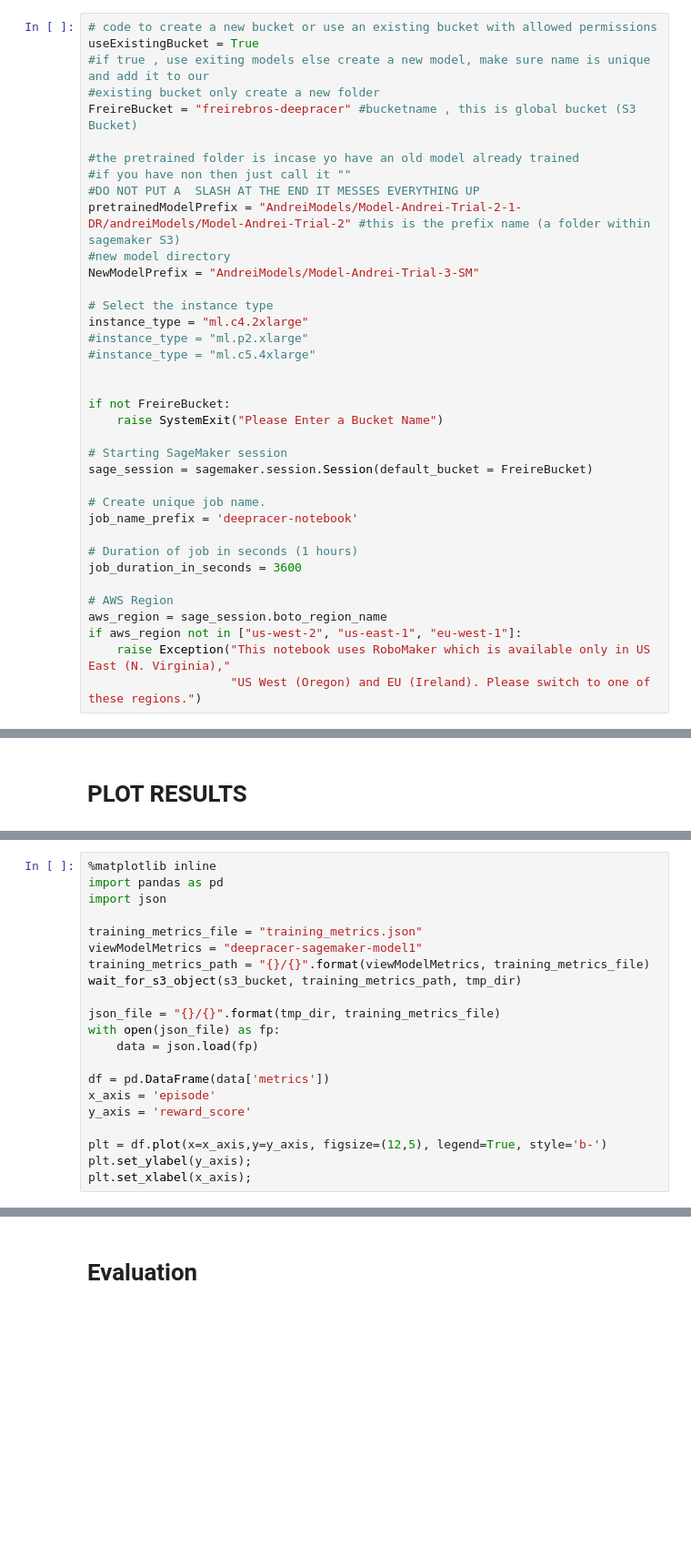
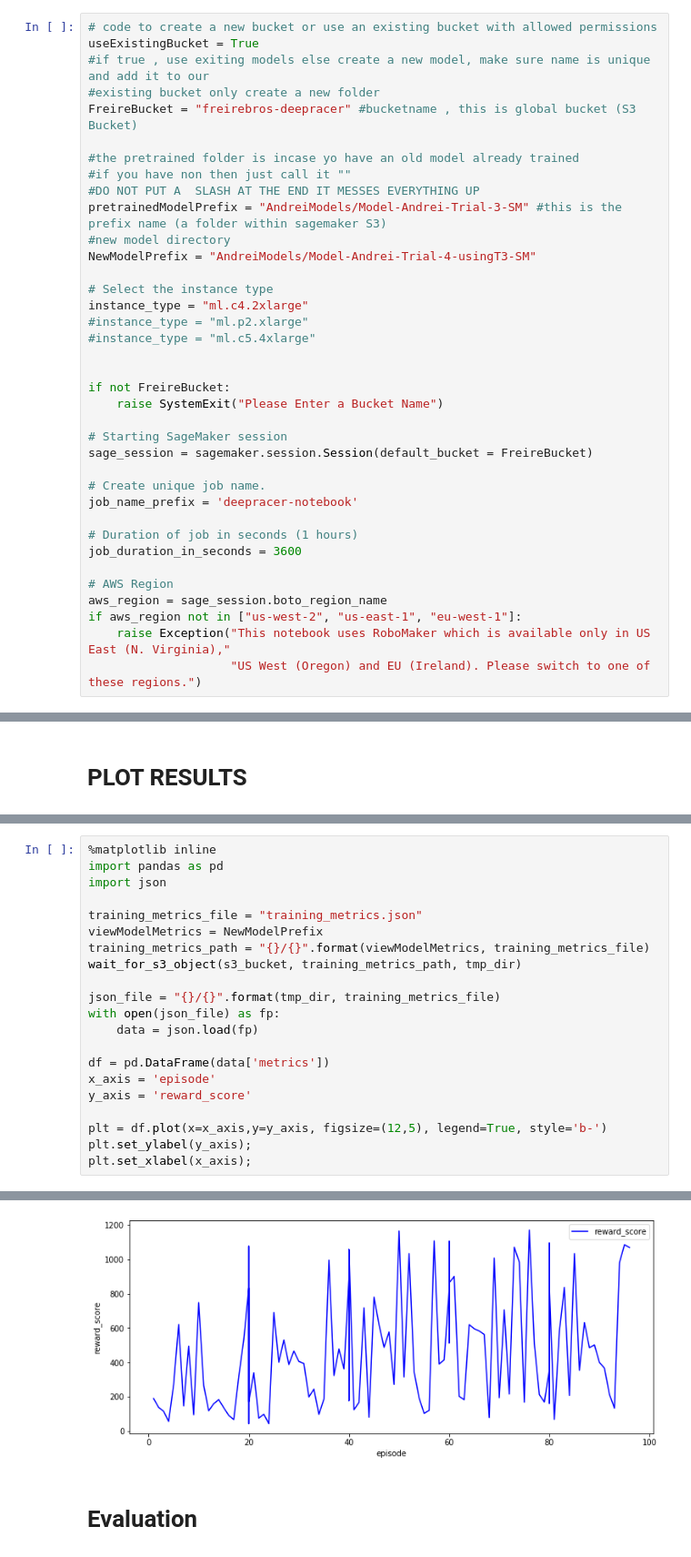
Before and after one commit to wfrei020/Freire-DeepRacer-Custom, a Jupyter notebook: freire_Deepracer_rl.ipynb, the cells around one changed output, grey strips where cells are left out. Shown at 91% size. Saved outputs shown, nothing was run; the diff lists cells and outputs as text; blank space fills up the shorter version.

```diff
--- a/freire_Deepracer_rl.ipynb
+++ b/freire_Deepracer_rl.ipynb
@@ -30,9 +30,9 @@ FreireBucket = "freirebros-deepracer" #bucketname , this is global bucket (S3 Bu
 #the pretrained folder is incase yo have an old model already trained
 #if you have non then just call it ""
 #DO NOT PUT A  SLASH AT THE END IT MESSES EVERYTHING UP
-pretrainedModelPrefix = "AndreiModels/Model-Andrei-Trial-2-1-DR/andreiModels/Model-Andrei-Trial-2" #this is the prefix name (a folder within sagemaker S3)
+pretrainedModelPrefix = "AndreiModels/Model-Andrei-Trial-3-SM" #this is the prefix name (a folder within sagemaker S3)
 #new model directory
-NewModelPrefix = "AndreiModels/Model-Andrei-Trial-3-SM"
+NewModelPrefix = "AndreiModels/Model-Andrei-Trial-4-usingT3-SM"
 
 # Select the instance type
 instance_type = "ml.c4.2xlarge"
@@ -460,7 +554,7 @@ import pandas as pd
 import json
 
 training_metrics_file = "training_metrics.json"
-viewModelMetrics = "deepracer-sagemaker-model1"
+viewModelMetrics = NewModelPrefix
 training_metrics_path = "{}/{}".format(viewModelMetrics, training_metrics_file)
 wait_for_s3_object(s3_bucket, training_metrics_path, tmp_dir)
 
@@ -475,3 +569,4 @@ y_axis = 'reward_score'
 plt = df.plot(x=x_axis,y=y_axis, figsize=(12,5), legend=True, style='b-')
 plt.set_ylabel(y_axis);
 plt.set_xlabel(x_axis);
+# %% [output]
@@ -478,3 +575,4 @@ plt.set_xlabel(x_axis);
+[figure, added]
 # %% [markdown]
 # Evaluation
 # %%
```
Also changed, not shown: parts of 15 cells of this notebook.
